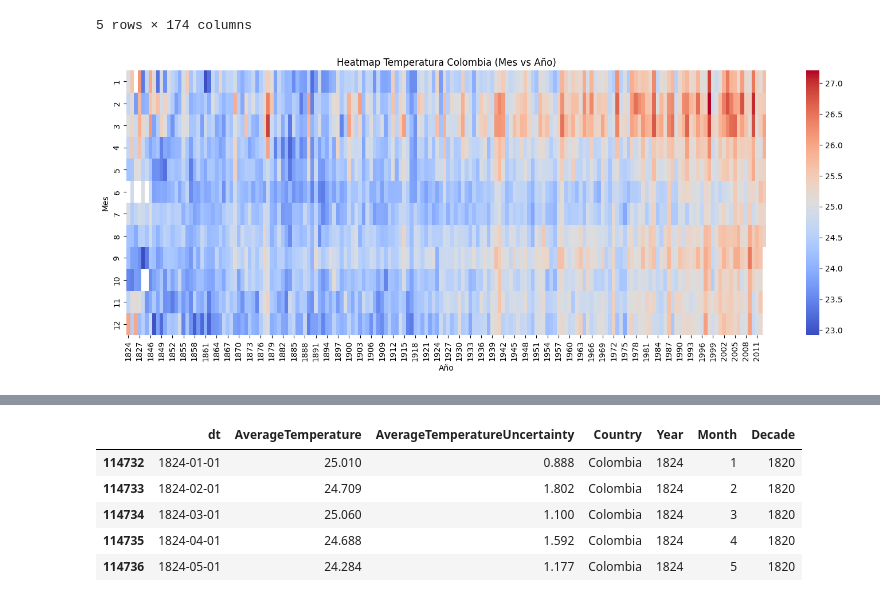
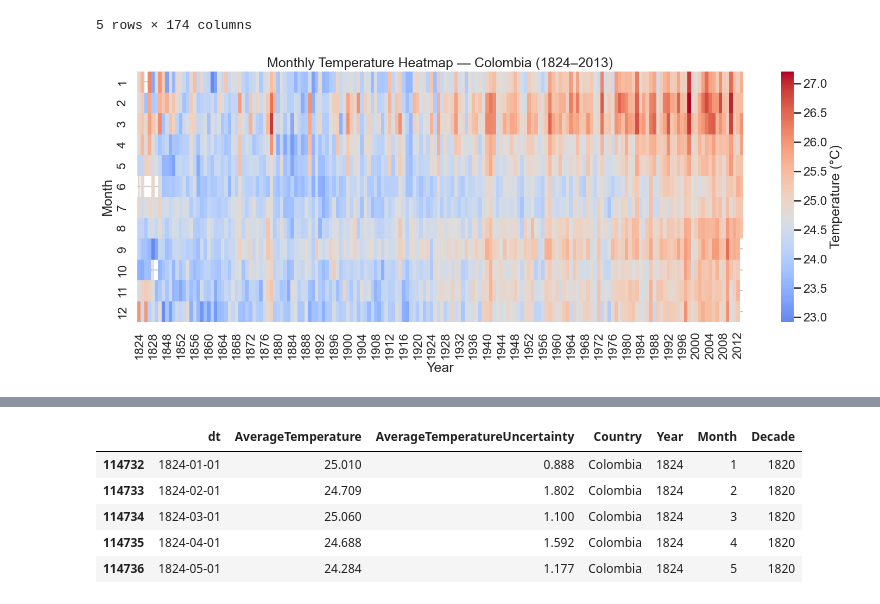
Before and after one commit to ALDA-JEISSON-SEBAS/Real-Data-Visualization, a Jupyter notebook: notebooks/colombian_weather_analysis.ipynb, the cells around one changed output, grey strips where cells are left out. Saved outputs shown, nothing was run; the diff lists cells and outputs as text; code cells hidden in the pictures.

```diff
--- a/notebooks/colombian_weather_analysis.ipynb
+++ b/notebooks/colombian_weather_analysis.ipynb
@@ -25,6 +54,10 @@ import pandas as pd
 import numpy as np
 import matplotlib.pyplot as plt
 import seaborn as sns
+sns.set_theme(style="whitegrid")
+sns.set_context("talk")
+
+
 df = pd.read_csv("../data/GlobalLandTemperaturesByCountry.csv")
 df.head()
 # %% [output]
@@ -118,11 +170,18 @@ pivot_temp.head()
 5 rows × 174 columns
 # %%
 plt.figure(figsize=(18,6))
-sns.heatmap(pivot_temp, cmap="coolwarm")
-plt.title("Heatmap Temperatura Colombia (Mes vs Año)")
-plt.xlabel("Año")
-plt.ylabel("Mes")
+
+sns.heatmap(
+    pivot_temp,
+    cmap="coolwarm",
+    center=pivot_temp.mean().mean(),
+    cbar_kws={"label": "Temperature (°C)"}
+)
+
+plt.title("Monthly Temperature Heatmap — Colombia (1824–2013)")
+plt.xlabel("Year")
+plt.ylabel("Month")
 plt.show()
 # %% [output]
-[figure, old version]
+[figure, new version]
 # %% [markdown]
```
Also changed, not shown: parts of 17 cells of this notebook, 2 other files.
